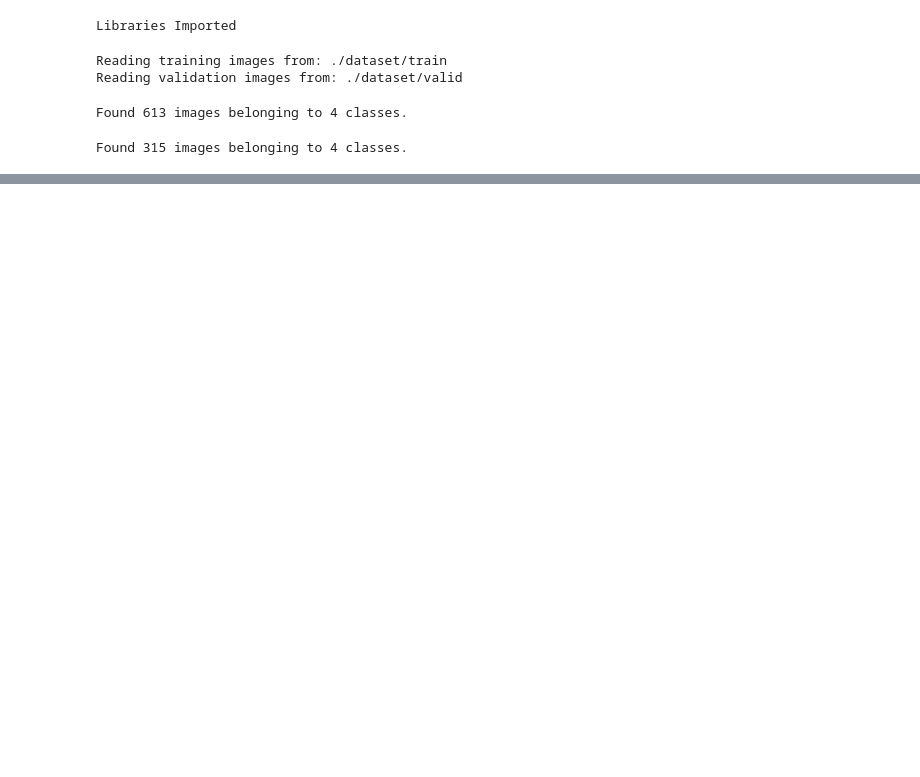
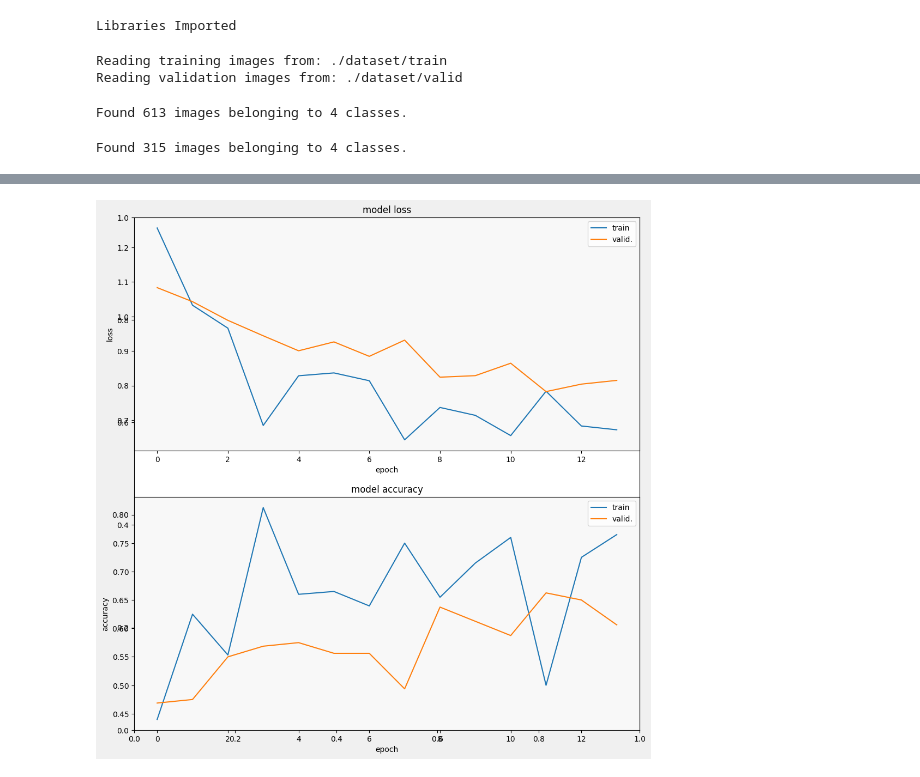
Before and after one commit to meayushsriv/Mini-Project-Lung-Cancer-Detection, a Jupyter notebook: Lung-Cancer-Prediction-using-CNN-and-Transfer-Learning.ipynb, the cells around one changed output, grey strips where cells are left out. Saved outputs shown, nothing was run; the diff lists cells and outputs as text; code cells hidden in the pictures; blank space fills up the shorter version.

```diff
--- a/Lung-Cancer-Prediction-using-CNN-and-Transfer-Learning.ipynb
+++ b/Lung-Cancer-Prediction-using-CNN-and-Transfer-Learning.ipynb
@@ -144,3 +142,16 @@ Model: "sequential"
  Total params: 20,869,676 (79.61 MB)
  Trainable params: 8,196 (32.02 KB)
  Non-trainable params: 20,861,480 (79.58 MB)
+# %%
+# Train the model with the training and validation data generators
+history = model.fit(
+    train_generator,
+    steps_per_epoch=25,
+    epochs=50,
+    callbacks=[learning_rate_reduction, early_stops, checkpointer],
+    validation_data=validation_generator,
+    validation_steps=20
+)
+
+print("Final training accuracy =", history.history['accuracy'][-1])
+print("Final testing accuracy =", history.history['val_accuracy'][-1])
@@ -146,0 +176,20 @@ Model: "sequential"
+# %%
+# Function to display training curves for loss and accuracy
+def display_training_curves(training, validation, title, subplot):
+    if subplot % 10 == 1:
+        plt.subplots(figsize=(10, 10), facecolor='#F0F0F0')
+        plt.tight_layout()
+    ax = plt.subplot(subplot)
+    ax.set_facecolor('#F8F8F8')
+    ax.plot(training)
+    ax.plot(validation)
+    ax.set_title('model ' + title)
+    ax.set_ylabel(title)
+    ax.set_xlabel('epoch')
+    ax.legend(['train', 'valid.'])
+
+# Display training curves for loss and accuracy
+display_training_curves(history.history['loss'], history.history['val_loss'], 'loss', 211)
+display_training_curves(history.history['accuracy'], history.history['val_accuracy'], 'accuracy', 212)
+# %% [output]
+[figure, added]
```
Also changed, not shown: parts of 6 cells of this notebook, 8 other files.
